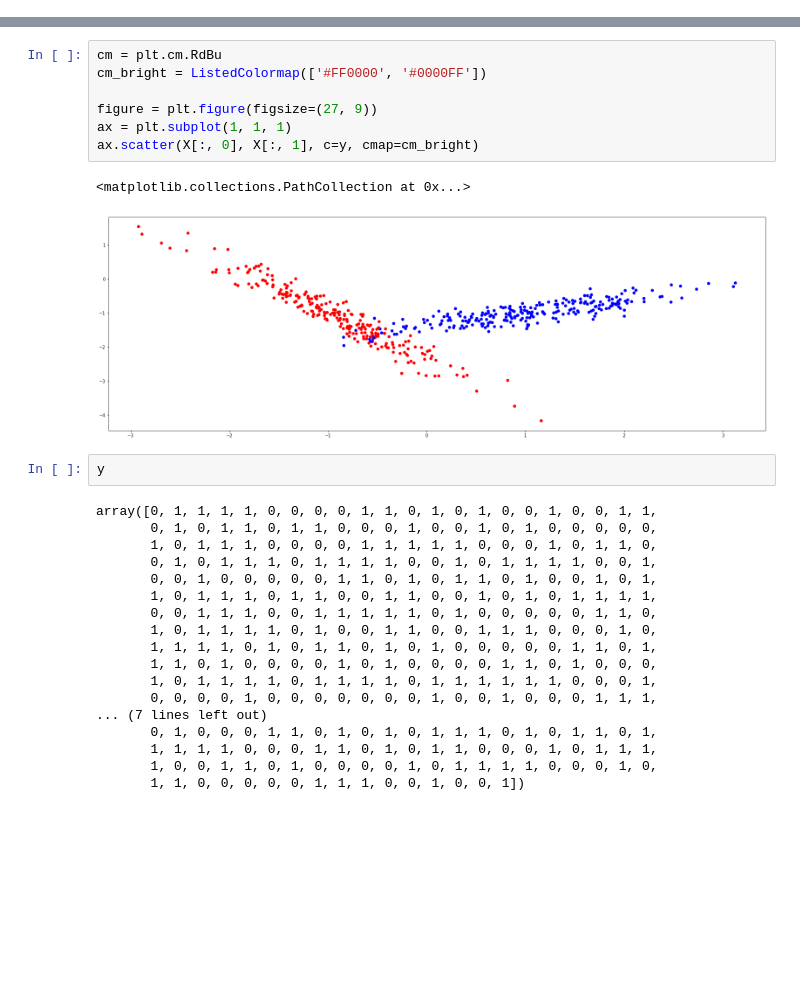
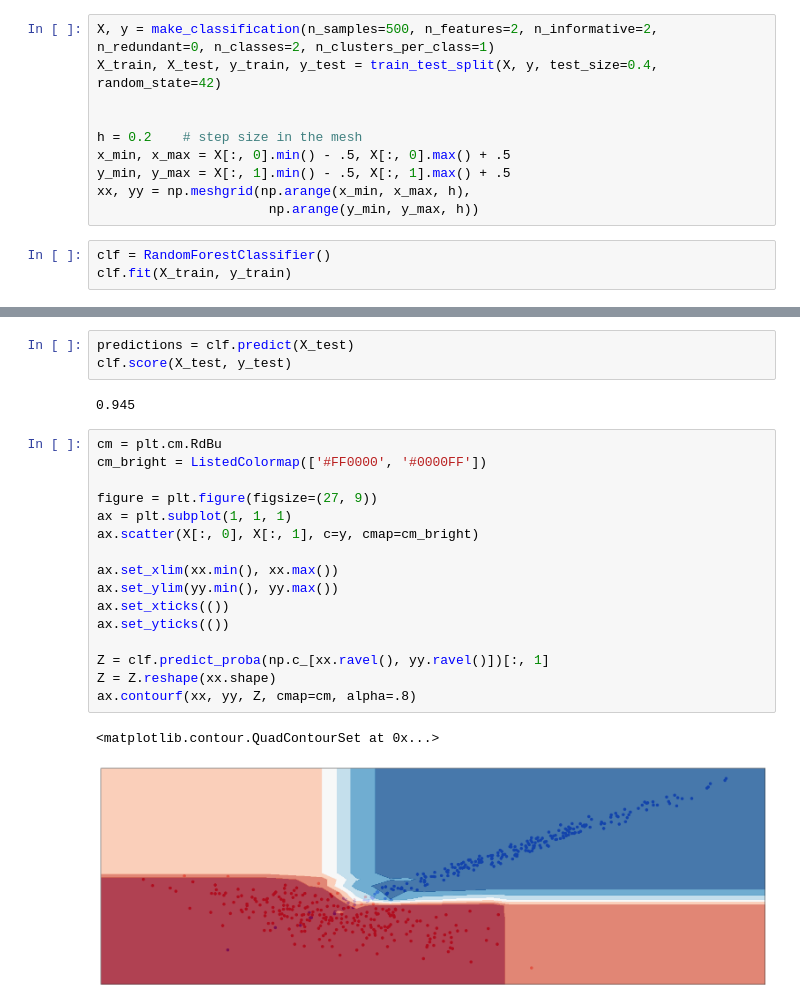
Before and after one commit to rfflpllcn/ml, a Jupyter notebook: compare_classifications.ipynb, the cells around one changed output, grey strips where cells are left out. Drawn from its saved outputs; the diff is of its cells as text; blank space fills up the shorter version.

```diff
--- a/compare_classifications.ipynb
+++ b/compare_classifications.ipynb
@@ -8,0 +10,13 @@ X, y = make_classification(n_samples=500, n_features=2, n_informative=2, n_redun
+# %%
+X, y = make_classification(n_samples=500, n_features=2, n_informative=2, n_redundant=0, n_classes=2, n_clusters_per_class=1)
+X_train, X_test, y_train, y_test = train_test_split(X, y, test_size=0.4, random_state=42)
+
+
+h = 0.2    # step size in the mesh
+x_min, x_max = X[:, 0].min() - .5, X[:, 0].max() + .5
+y_min, y_max = X[:, 1].min() - .5, X[:, 1].max() + .5
+xx, yy = np.meshgrid(np.arange(x_min, x_max, h),
+                      np.arange(y_min, y_max, h))
+# %%
+clf = RandomForestClassifier()
+clf.fit(X_train, y_train)
@@ -9,30 +32,24 @@ X, y = make_classification(n_samples=500, n_features=2, n_informative=2, n_redun
+# %%
+predictions = clf.predict(X_test)
+clf.score(X_test, y_test)
+# %% [output]
+0.945
 # %%
 cm = plt.cm.RdBu
 cm_bright = ListedColormap(['#FF0000', '#0000FF'])
 
 figure = plt.figure(figsize=(27, 9))
 ax = plt.subplot(1, 1, 1)
 ax.scatter(X[:, 0], X[:, 1], c=y, cmap=cm_bright)
+
+ax.set_xlim(xx.min(), xx.max())
+ax.set_ylim(yy.min(), yy.max())
+ax.set_xticks(())
+ax.set_yticks(())
+
+Z = clf.predict_proba(np.c_[xx.ravel(), yy.ravel()])[:, 1]
+Z = Z.reshape(xx.shape)
+ax.contourf(xx, yy, Z, cmap=cm, alpha=.8)
 # %% [output]
-<matplotlib.collections.PathCollection at 0x...>
+<matplotlib.contour.QuadContourSet at 0x...>
-[figure, old version]
+[figure, new version]
-# %%
-y
-# %% [output]
-array([0, 1, 1, 1, 1, 0, 0, 0, 0, 1, 1, 0, 1, 0, 1, 0, 0, 1, 0, 0, 1, 1,
-       0, 1, 0, 1, 1, 0, 1, 1, 0, 0, 0, 1, 0, 0, 1, 0, 1, 0, 0, 0, 0, 0,
-       1, 0, 1, 1, 1, 0, 0, 0, 0, 1, 1, 1, 1, 1, 0, 0, 0, 1, 0, 1, 1, 0,
-       0, 1, 0, 1, 1, 1, 0, 1, 1, 1, 1, 0, 0, 1, 0, 1, 1, 1, 1, 0, 0, 1,
-       0, 0, 1, 0, 0, 0, 0, 0, 1, 1, 0, 1, 0, 1, 1, 0, 1, 0, 0, 1, 0, 1,
-       1, 0, 1, 1, 1, 0, 1, 1, 0, 0, 1, 1, 0, 0, 1, 0, 1, 0, 1, 1, 1, 1,
-       0, 0, 1, 1, 1, 0, 0, 1, 1, 1, 1, 1, 0, 1, 0, 0, 0, 0, 0, 1, 1, 0,
-       1, 0, 1, 1, 1, 1, 0, 1, 0, 0, 1, 1, 0, 0, 1, 1, 1, 0, 0, 0, 1, 0,
-       1, 1, 1, 1, 0, 1, 0, 1, 1, 0, 1, 0, 1, 0, 0, 0, 0, 0, 1, 1, 0, 1,
-       1, 1, 0, 1, 0, 0, 0, 0, 1, 0, 1, 0, 0, 0, 0, 1, 1, 0, 1, 0, 0, 0,
-       1, 0, 1, 1, 1, 1, 0, 1, 1, 1, 1, 0, 1, 1, 1, 1, 1, 1, 0, 0, 0, 1,
-       0, 0, 0, 0, 1, 0, 0, 0, 0, 0, 0, 0, 1, 0, 0, 1, 0, 0, 0, 1, 1, 1,
-... (7 lines left out)
-       0, 1, 0, 0, 0, 1, 1, 0, 1, 0, 1, 0, 1, 1, 1, 0, 1, 0, 1, 1, 0, 1,
-       1, 1, 1, 1, 0, 0, 0, 1, 1, 0, 1, 0, 1, 1, 0, 0, 0, 1, 0, 1, 1, 1,
-       1, 0, 0, 1, 1, 0, 1, 0, 0, 0, 0, 1, 0, 1, 1, 1, 1, 0, 0, 0, 1, 0,
-       1, 1, 0, 0, 0, 0, 0, 1, 1, 1, 0, 0, 1, 0, 0, 1])
```
Also changed, not shown: parts of 4 cells of this notebook.
